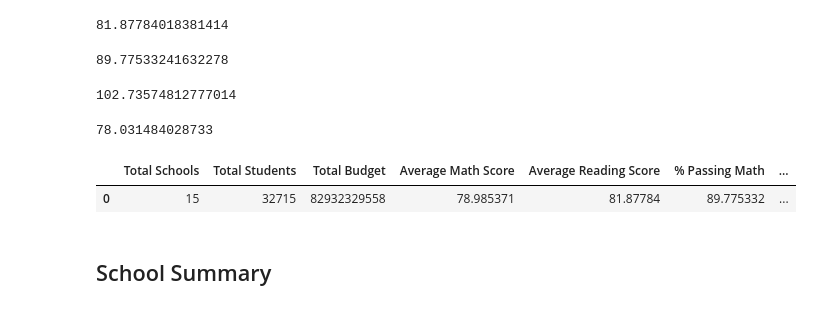
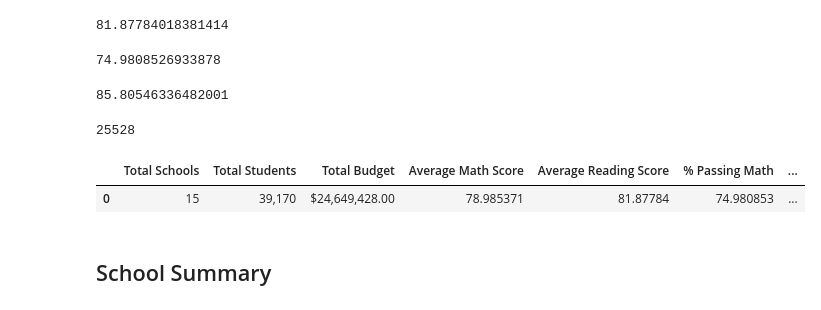
Before and after one commit to Go2themax3/pandas_challenge, a Jupyter notebook: PyCitySchools_starter.ipynb, the cells around one changed output. Saved outputs shown, nothing was run; the diff lists cells and outputs as text; code cells hidden in the pictures.

```diff
--- a/PyCitySchools_starter.ipynb
+++ b/PyCitySchools_starter.ipynb
@@ -33,14 +33,13 @@ school_data_complete.head()
 ## District Summary
 # %%
 # Calculate the total number of unique schools
-school_count1 = school_data_complete["school_name"].unique()
-school_count = len(school_count)
+school_count = len(school_data_complete["school_name"].unique())
 school_count
 # %% [output]
 15
 # %%
 # Calculate the total number of students
-student_count = school_data_complete["student_name"].nunique()
+student_count = school_data_complete["student_name"].count()
 
 student_count
 # %% [output]
@@ -48,6 +47,6 @@ student_count
 # %%
 # Calculate the total budget
-total_budget = school_data_complete["budget"].sum()
+total_budget = school_data["budget"].sum()
 
 total_budget
 # %% [output]
@@ -72,49 +71,51 @@ passing_math_count = school_data_complete[(school_data_complete["math_score"] >=
 passing_math_percentage = passing_math_count / float(student_count) * 100
 passing_math_percentage
 # %% [output]
-89.77533241632278
+74.9808526933878
 # %%
 # Calculate the percentage of students who passeed reading (hint: look at how the math percentage was calculated)
 passing_reading_count = school_data_complete[(school_data_complete["reading_score"] >= 70)].count()["student_name"]
 passing_reading_percentage = passing_reading_count / float(student_count) * 100
 passing_reading_percentage
 # %% [output]
-102.73574812777014
+85.80546336482001
 # %%
 # Use the following to calculate the percentage of students that passed math and reading
 passing_math_reading_count = school_data_complete[
     (school_data_complete["math_score"] >= 70) & (school_data_complete["reading_score"] >= 70)
 ].count()["student_name"]
 overall_passing_rate = passing_math_reading_count /  float(student_count) * 100
-overall_passing_rate
+
+
+passing_math_reading_count
 # %% [output]
-78.031484028733
+25528
 # %%
 # Create a high-level snapshot of the district's key metrics in a DataFrame
-district_summary = {
-    "Total Schools":school_count,
-    "Total Students":student_count,
-    "Total Budget":total_budget,
-    "Average Math Score":average_math_score,
-    "Average Reading Score":average_reading_score,
-    "% Passing Math":passing_math_percentage,
-    "% Passing Reading":passing_reading_percentage,
-    "% Overall Passing": overall_passing_rate
+
+df_district_summary = pd.DataFrame({
+    "Total Schools":[school_count],
+    "Total Students":[student_count],
+    "Total Budget":[total_budget],
+    "Average Math Score":[average_math_score],
+    "Average Reading Score":[average_reading_score],
+    "% Passing Math":[passing_math_percentage],
+    "% Passing Reading":[passing_reading_percentage],
+    "% Overall Passing": [overall_passing_rate]
 
 
-}
-
+})
 # Formatting
 
-#district_summary["Total Students"] = district_summary["Total Students"].map("{:,}".format)
-#district_summary["Total Budget"] = district_summary["Total Budget"].map("${:,.2f}".format)
+df_district_summary["Total Students"] = df_district_summary["Total Students"].map("{:,}".format)
+df_district_summary["Total Budget"] = df_district_summary["Total Budget"].map("${:,.2f}".format)
 
 # Display the DataFrame
-df_district_summary = pd.DataFrame([district_summary])
+
 df_district_summary
 # %% [output]
 |  | Total Schools | Total Students | Total Budget | Average Math Score | Average Reading Score | % Passing Math | ... |
-| 0 | 15 | 32715 | 82932329558 | 78.985371 | 81.87784 | 89.775332 | ... |
+| 0 | 15 | 39,170 | $24,649,428.00 | 78.985371 | 81.87784 | 74.980853 | ... |
 # %% [markdown]
 ## School Summary
 # %%
```
Also changed, not shown: parts of 19 cells of this notebook.
